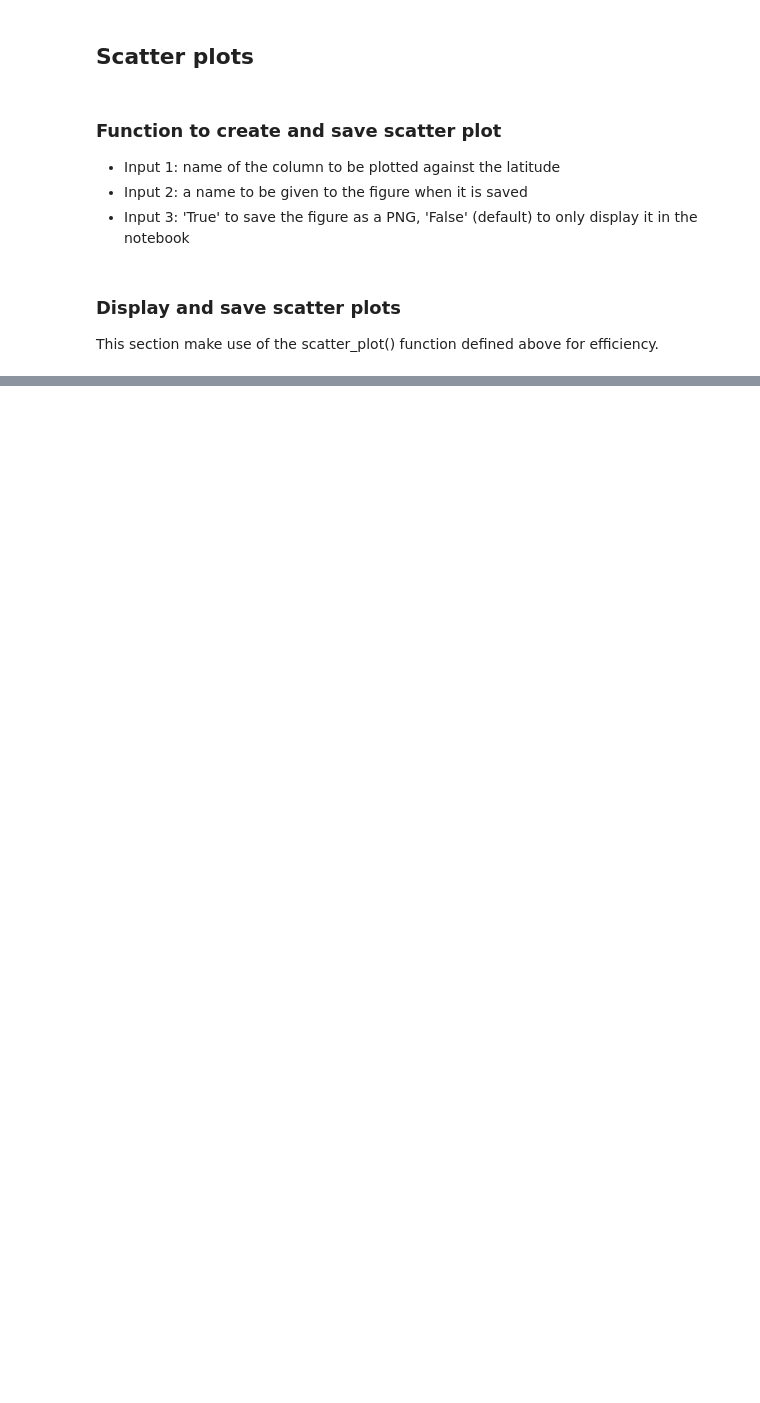
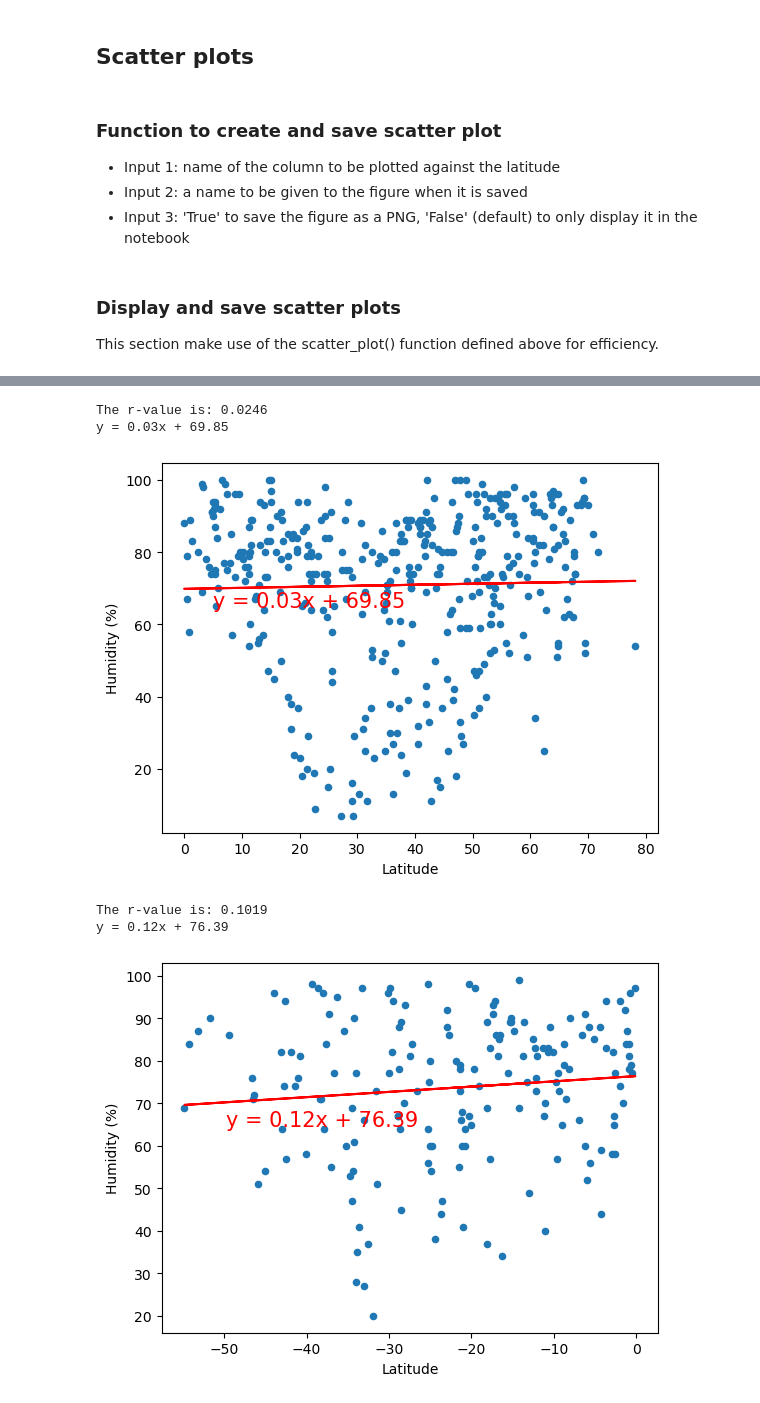
Before and after one commit to benoitchamot/WeatherPy, a Jupyter notebook: WeatherPy/WeatherPy.ipynb, the cells around one changed output, grey strips where cells are left out. Drawn from its saved outputs; the diff is of its cells as text; code cells hidden in the pictures; blank space fills up the shorter version.

```diff
--- a/WeatherPy/WeatherPy.ipynb
+++ b/WeatherPy/WeatherPy.ipynb
@@ -241,0 +262,6 @@ Fig4: Latitude vs Wind Speed (m/s)
+# %%
+# Create a DataFrame with the Northern Hemisphere data (Latitude >= 0)
+southern_hemi_df = city_data_df.loc[city_data_df['Latitude']<=0,:]
+
+# Display sample data
+southern_hemi_df.head()
@@ -241,0 +335,14 @@ Fig4: Latitude vs Wind Speed (m/s)
+# %%
+y_param = 'Humidity (%)'
+figname = f"Latitude_vs_Humidity_North"
+linear_regression(northern_hemi_df, y_param, figname, True)
+
+figname = f"Latitude_vs_Humidity_South"
+linear_regression(southern_hemi_df, y_param, figname, True)
+# %% [output]
+The r-value is: 0.0246
+y = 0.03x + 69.85
+[figure, added]
+The r-value is: 0.1019
+y = 0.12x + 76.39
+[figure, added]
```
Also changed, not shown: parts of 20 cells of this notebook, 13 other files.
